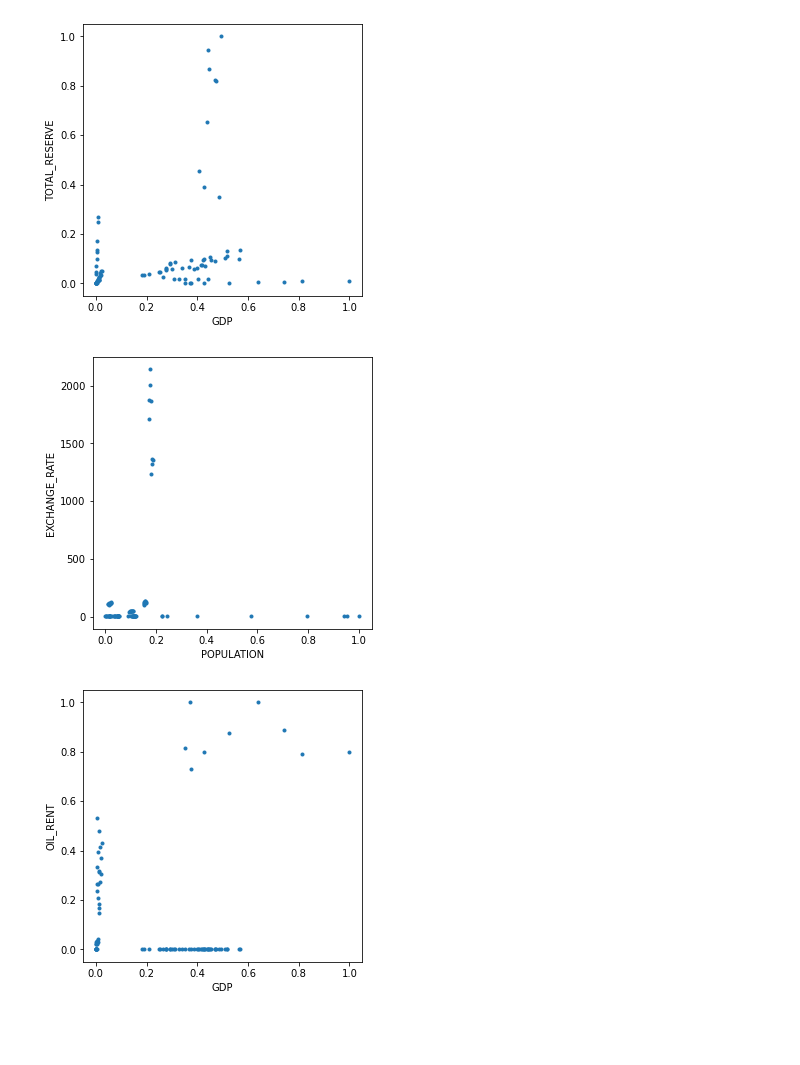
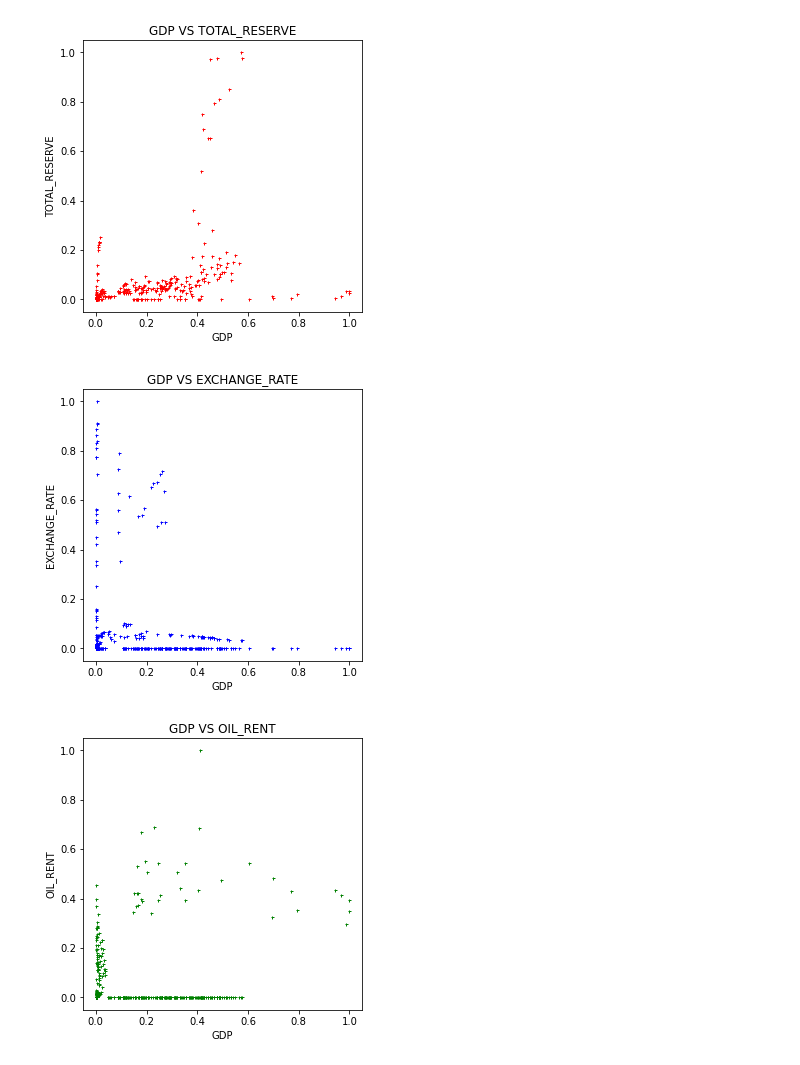
Before and after one commit to David-Ade-Creator/cluster-data, a Jupyter notebook: cluster.ipynb, the cells around one changed output. Drawn from its saved outputs; the diff is of its cells as text; code cells hidden in the pictures; blank space fills up the shorter version.

```diff
--- a/cluster.ipynb
+++ b/cluster.ipynb
@@ -38,7 +38,7 @@ country_codes = ['EGY','MDG','NGA','IND','JPN','QAT','ITA','ESP','FRA','DEU']
 # write your code here
 
 # indicators for getting data related to specified indicator
-indicator_ids= ['FI.RES.TOTL.CD','NY.GDP.PCAP.CD','SP.POP.GROW','PA.NUS.FCRF','NY.GDP.PETR.RT.ZS']
+indicator_ids= ['FI.RES.TOTL.CD','NY.GDP.PCAP.CD','SP.POP.GROW','PA.NUS.FCRF','NY.GDP.PETR.RT.ZS','PA.NUS.ATLS','PA.NUS.PPP']
 
 # mapping a readable name to each indicators to avoid confusion
 indicator_dict = {
@@ -46,7 +46,9 @@ indicator_dict = {
     'NY.GDP.PCAP.CD':'GDP',
     'SP.POP.GROW' : 'POPULATION',
     'PA.NUS.FCRF':'EXCHANGE_RATE',
-    'NY.GDP.PETR.RT.ZS':'OIL_RENT'
+    'NY.GDP.PETR.RT.ZS':'OIL_RENT',
+    'PA.NUS.ATLS':'AGRIC',
+    'PA.NUS.PPP' : 'AGRIC1'
 }
 # %%
 wb.series.info(indicator_ids)
@@ -61,16 +65,16 @@ wb.series.info(indicator_ids)
 # %%
-raw_df  = wb.data.DataFrame(indicator_ids, country_codes, time=range(2000, 2009))
+raw_df  = wb.data.DataFrame(indicator_ids, country_codes, time=range(1980, 2015))
 df = raw_df
 # print(df)
 df.reset_index()
 df = df.reset_index(level=['economy', 'series'])
-df = df.set_axis(['country','indicators','2012','2013','2014','2015','2016','2017','2018','2019','2020'],axis=1)
-df = df.set_index('indicators')
+# df = df.set_axis(['country','indicators','2012','2013','2014','2015','2016','2017','2018','2019','2020'],axis=1)
+df = df.set_index('series')
 df = df.rename(index=indicator_dict)
-df = df.reset_index(level=['indicators'])
-df = df.set_index(['country','indicators'])
+df = df.reset_index(level=['series'])
+df = df.set_index(['economy','series'])
 stacked = df.stack()
-df = stacked.unstack('indicators')
+df = stacked.unstack('series')
 print(df)
-df['GDP'].isnull().values.any()
+df['AGRIC1'].isnull().values.any()
 # %% [output]
@@ -95,25 +99,27 @@ False
 # %%
 df = norm_df(df)
 # %%
-def makeplot(df, col1, col2):
+def plotGraph(df, col1, col2, color):
     """
     Produces a square plot of two columns of dataframe df using small circle
     symbols.
     """
 
     plt.figure(figsize=(5.0,5.0))
-    plt.plot(df[col1], df[col2], "o", markersize=3)
+    plt.plot(df[col1], df[col2], "+", markersize=3, color=color)
 
+    plt.title(col1 + " VS " + col2)
     plt.xlabel(col1)
     plt.ylabel(col2)
     plt.show()
 
 
-# exploratory plots
-makeplot(df, "GDP", "TOTAL_RESERVE")
-makeplot(df, "POPULATION", "EXCHANGE_RATE")
-makeplot(df, "GDP", "OIL_RENT")
+#plots
+plotGraph(df, "GDP", "TOTAL_RESERVE", "r")
+plotGraph(df, "GDP", "EXCHANGE_RATE","b")
+plotGraph(df, "GDP", "OIL_RENT","g")
+plotGraph(df, "OIL_RENT", "POPULATION","y")
 # %% [output]
-[figure, old version]
+[figure, new version]
-[figure, old version]
+[figure, new version]
-[figure, old version]
+[figure, new version]
```
Also changed, not shown: parts of 4 cells of this notebook, 1 other file.
